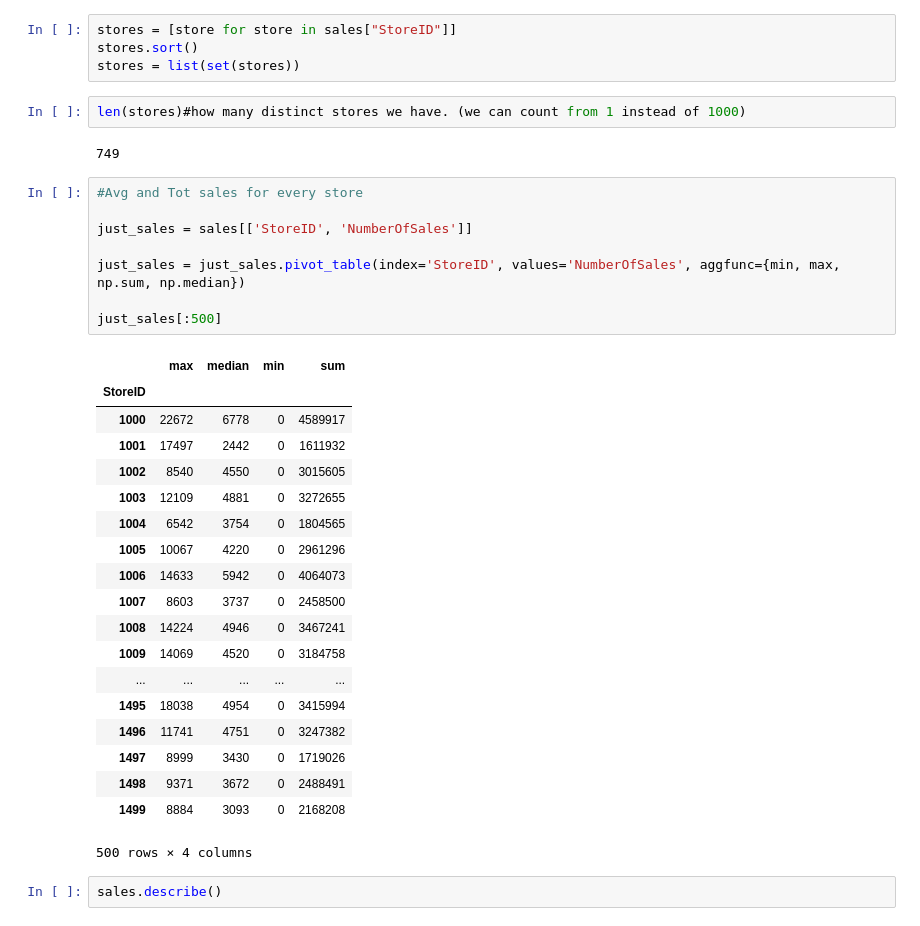
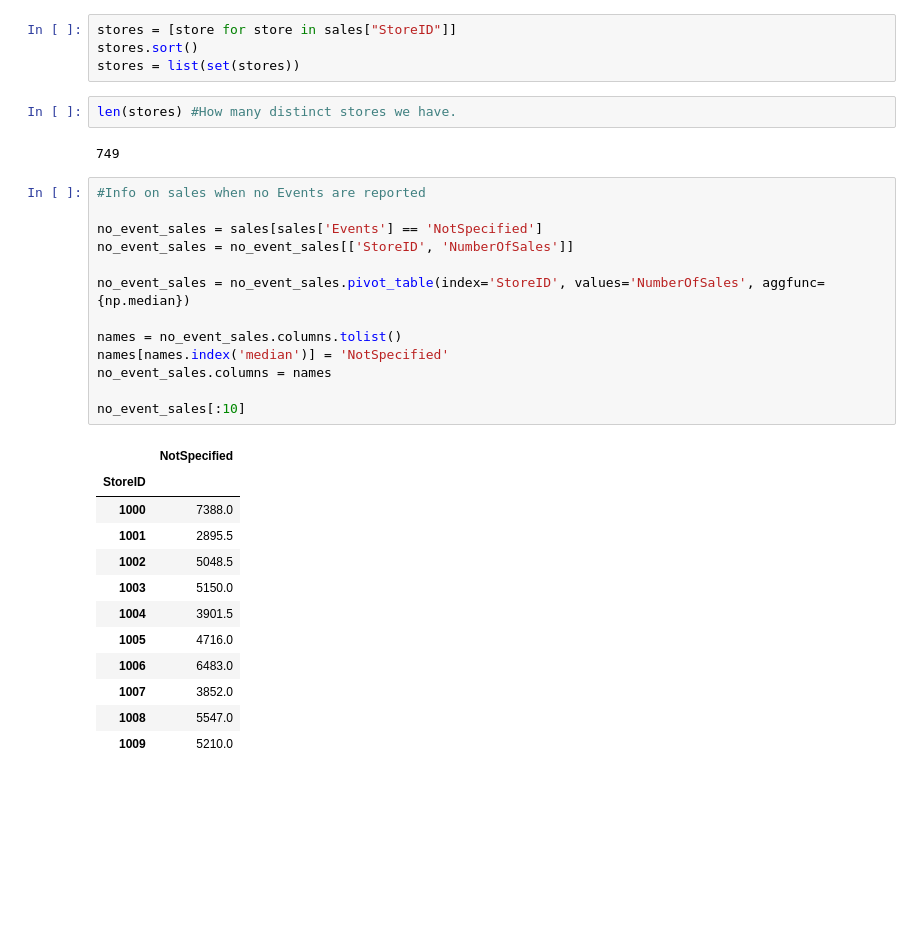
Before and after one commit to Trik17/DMTM_2018, a Jupyter notebook: Polimi Competition/EventAnalysis.ipynb, the cells around one changed output. Saved outputs shown, nothing was run; the diff lists cells and outputs as text; blank space fills up the shorter version.

```diff
--- a/Polimi Competition/EventAnalysis.ipynb
+++ b/Polimi Competition/EventAnalysis.ipynb
@@ -69,36 +78,32 @@ stores = [store for store in sales["StoreID"]]
 stores.sort()
 stores = list(set(stores))
 # %%
-len(stores)#how many distinct stores we have. (we can count from 1 instead of 1000)
+len(stores) #How many distinct stores we have.
 # %% [output]
 749
-# %%
-#Avg and Tot sales for every store
-
-just_sales = sales[['StoreID', 'NumberOfSales']]
-
-just_sales = just_sales.pivot_table(index='StoreID', values='NumberOfSales', aggfunc={min, max, np.sum, np.median})
-
-just_sales[:500]
-# %% [output]
-|  | max | median | min | sum |
-| StoreID |  |  |  |  |
-| 1000 | 22672 | 6778 | 0 | 4589917 |
-| 1001 | 17497 | 2442 | 0 | 1611932 |
-| 1002 | 8540 | 4550 | 0 | 3015605 |
-| 1003 | 12109 | 4881 | 0 | 3272655 |
-| 1004 | 6542 | 3754 | 0 | 1804565 |
-| 1005 | 10067 | 4220 | 0 | 2961296 |
-| 1006 | 14633 | 5942 | 0 | 4064073 |
-| 1007 | 8603 | 3737 | 0 | 2458500 |
-| 1008 | 14224 | 4946 | 0 | 3467241 |
-| 1009 | 14069 | 4520 | 0 | 3184758 |
-| ... | ... | ... | ... | ... |
-| 1495 | 18038 | 4954 | 0 | 3415994 |
-| 1496 | 11741 | 4751 | 0 | 3247382 |
-| 1497 | 8999 | 3430 | 0 | 1719026 |
-| 1498 | 9371 | 3672 | 0 | 2488491 |
-| 1499 | 8884 | 3093 | 0 | 2168208 |
-500 rows × 4 columns
-# %%
-sales.describe()
+# %%
+#Info on sales when no Events are reported
+
+no_event_sales = sales[sales['Events'] == 'NotSpecified']
+no_event_sales = no_event_sales[['StoreID', 'NumberOfSales']]
+
+no_event_sales = no_event_sales.pivot_table(index='StoreID', values='NumberOfSales', aggfunc={np.median})
+
+names = no_event_sales.columns.tolist()
+names[names.index('median')] = 'NotSpecified'
+no_event_sales.columns = names
+
+no_event_sales[:10]
+# %% [output]
+|  | NotSpecified |
+| StoreID |  |
+| 1000 | 7388.0 |
+| 1001 | 2895.5 |
+| 1002 | 5048.5 |
+| 1003 | 5150.0 |
+| 1004 | 3901.5 |
+| 1005 | 4716.0 |
+| 1006 | 6483.0 |
+| 1007 | 3852.0 |
+| 1008 | 5547.0 |
+| 1009 | 5210.0 |
```
Also changed, not shown: parts of 5 cells of this notebook.
